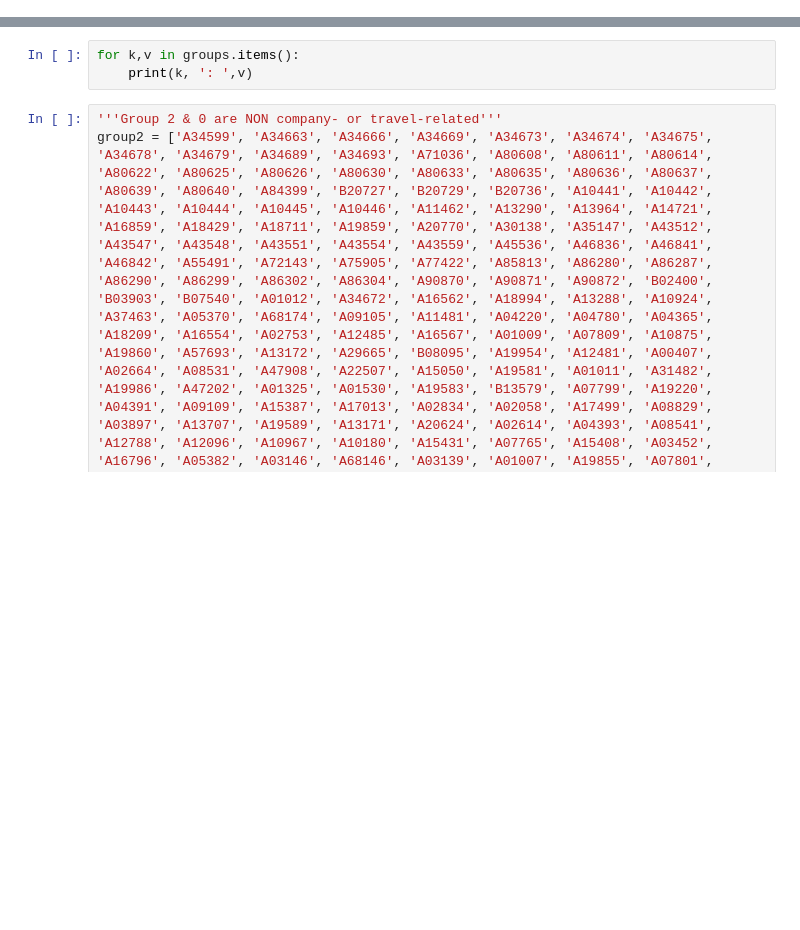
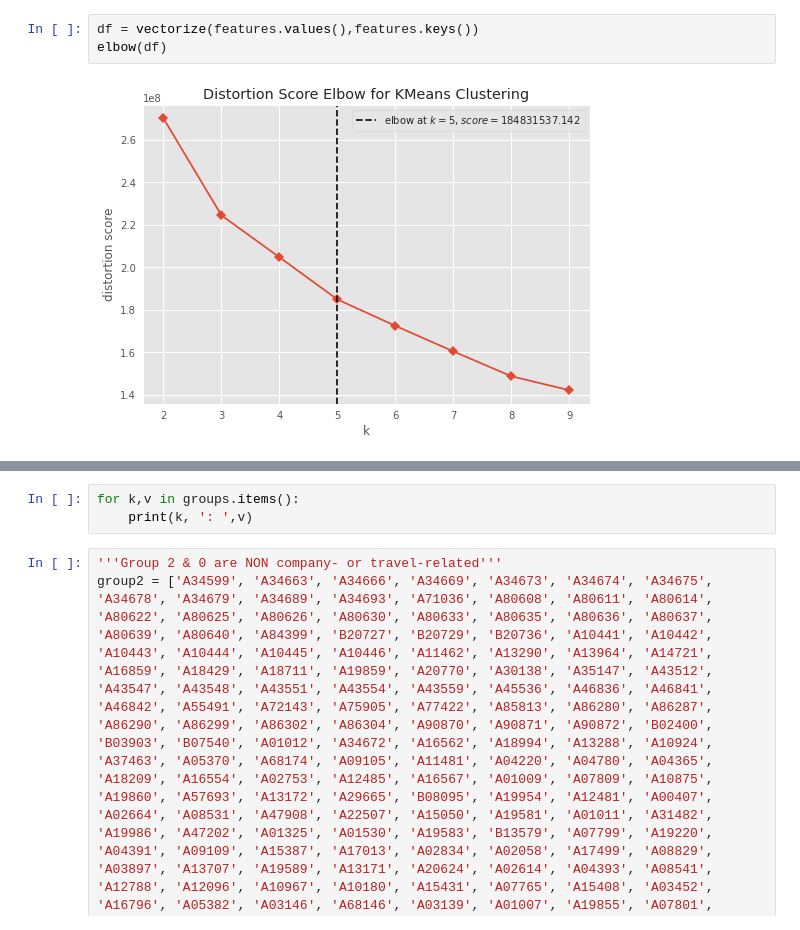
Before and after one commit to amycweng/ECBC-Data-2022, a Jupyter notebook: unsupervised.ipynb, the cells around one changed output, grey strips where cells are left out. Drawn from its saved outputs; the diff is of its cells as text; blank space fills up the shorter version.

```diff
--- a/unsupervised.ipynb
+++ b/unsupervised.ipynb
@@ -105 +135,6 @@ df = vectorize(info[0],info[1])
+# %%
+df = vectorize(features.values(),features.keys())
+elbow(df)
+# %% [output]
+[figure, added]
 # %%
```
Also changed, not shown: parts of 6 cells of this notebook, 1 other file.
